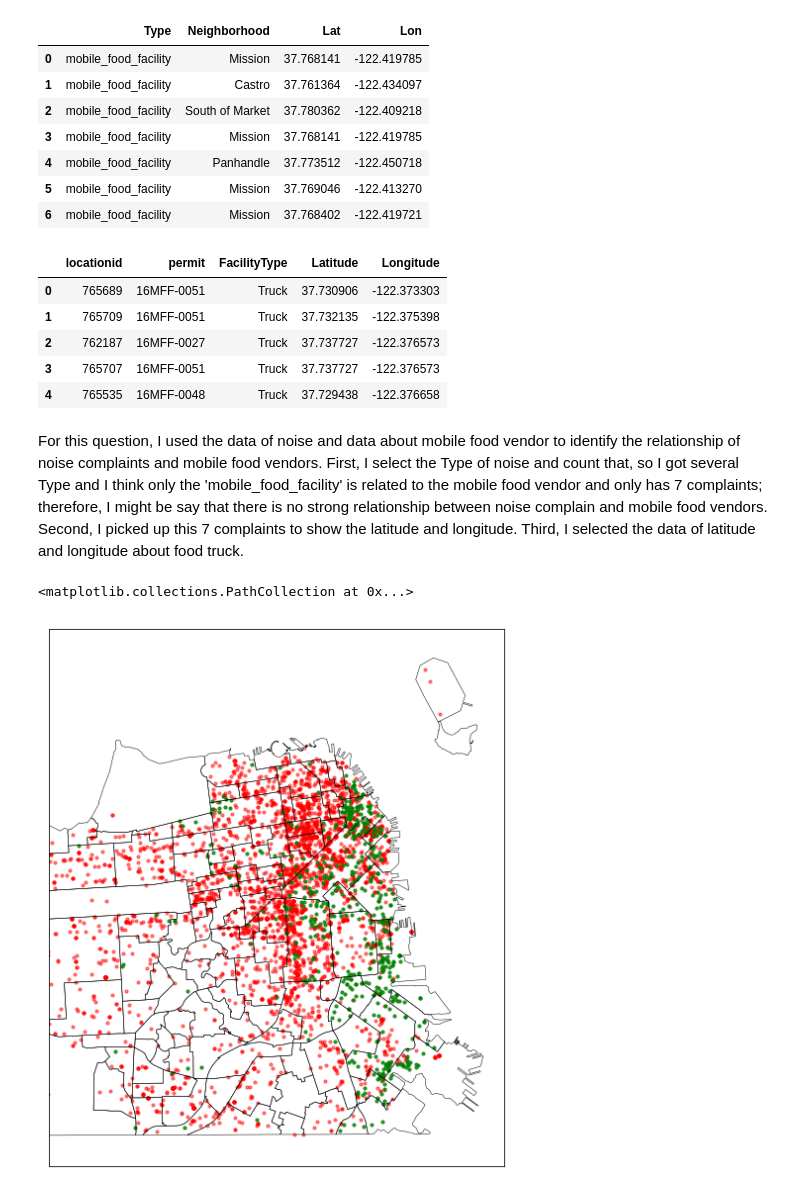
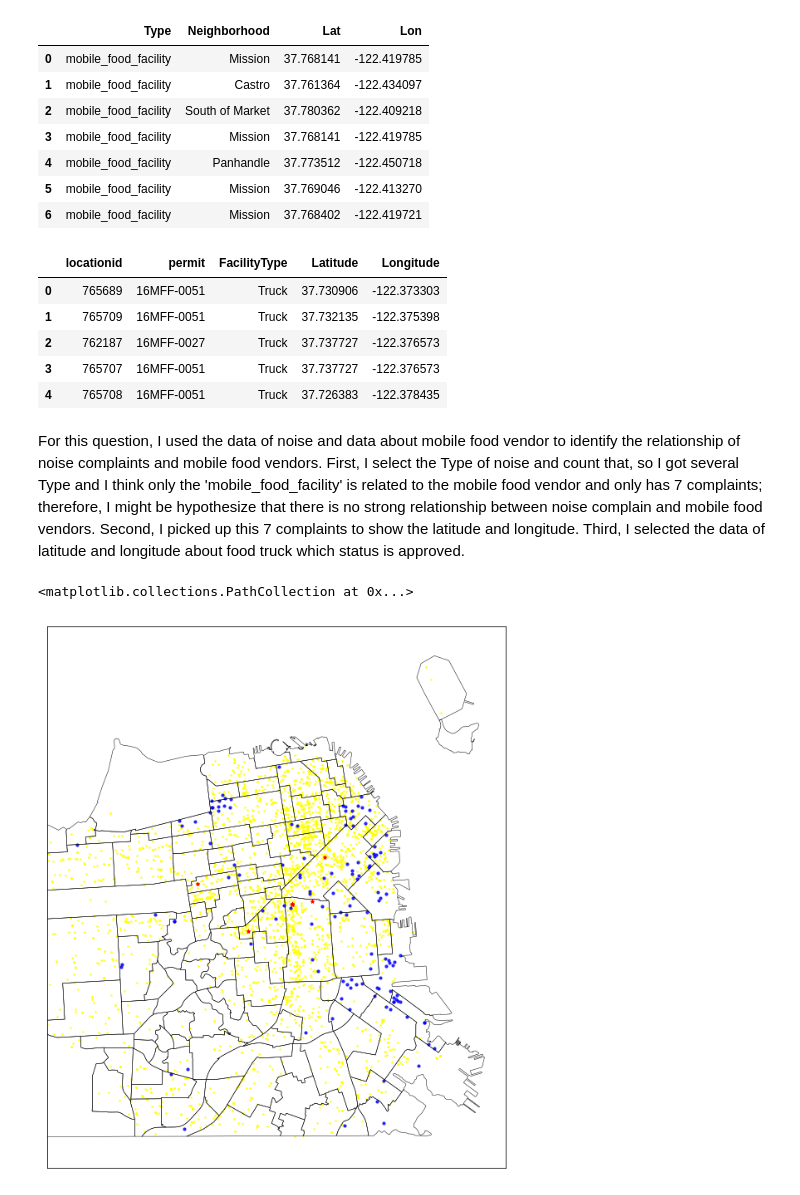
Before and after one commit to xtowang/Housing-in-SF, a Jupyter notebook: hw5.ipynb, the cells around one changed output. Saved outputs shown, nothing was run; the diff lists cells and outputs as text; code cells hidden in the pictures.

```diff
--- a/hw5.ipynb
+++ b/hw5.ipynb
@@ -289,6 +289,7 @@ SELECT mobile_food_locations.locationid, mobile_food_permits.permit, mobile_food
 INNER JOIN mobile_food_schedule ON mobile_food_schedule.locationid = mobile_food_locations.locationid
 INNER JOIN mobile_food_permits ON mobile_food_permits.permit = mobile_food_schedule.permit
 WHERE FacilityType = 'Truck'
+AND Status = 'APPROVED'
 AND Latitude != 0
 AND Longitude != 0
 GROUP BY mobile_food_locations.locationid
@@ -303,25 +304,29 @@ truck_data.head()
 | 1 | 765709 | 16MFF-0051 | Truck | 37.732135 | -122.375398 |
 | 2 | 762187 | 16MFF-0027 | Truck | 37.737727 | -122.376573 |
 | 3 | 765707 | 16MFF-0051 | Truck | 37.737727 | -122.376573 |
-| 4 | 765535 | 16MFF-0048 | Truck | 37.729438 | -122.376658 |
+| 4 | 765708 | 16MFF-0051 | Truck | 37.726383 | -122.378435 |
 # %% [markdown]
-For this question, I used the data of noise and data about mobile food vendor to identify the relationship of noise complaints and mobile food vendors. First, I select the Type of noise and count that, so I got several Type and I think only the 'mobile_food_facility' is related to the mobile food vendor and only has 7 complaints; therefore, I might be say that there is no strong relationship between noise complain and mobile food vendors. Second, I picked up this 7 complaints to show the latitude and longitude. Third, I selected the data of latitude and longitude about food truck.
+For this question, I used the data of noise and data about mobile food vendor to identify the relationship of noise complaints and mobile food vendors. First, I select the Type of noise and count that, so I got several Type and I think only the 'mobile_food_facility' is related to the mobile food vendor and only has 7 complaints; therefore, I might be hypothesize that there is no strong relationship between noise complain and mobile food vendors. Second, I picked up this 7 complaints to show the latitude and longitude. Third, I selected the data of latitude and longitude about food truck which status is approved.
 # %%
 from mpl_toolkits.basemap import Basemap
-import matplotlib.cm as cm
+#import matplotlib.cm as cm
 
 cmap = plt.cm.seismic
+matplotlib.rcParams['figure.figsize'] = (12,12)
 cmap = Basemap(llcrnrlat=37.7, urcrnrlat=37.84, llcrnrlon=-122.5, urcrnrlon=-122.35, resolution='i',projection='merc')
 
 cmap.readshapefile('geo_export_d425fcfa-8090-48e6-bc5e-fb751ae92321', 'sfneighborhoods')
 
 x1,y1 = cmap(list(noise.Lon),list(noise.Lat))
 x2,y2 = cmap(list(truck_data.Longitude),list(truck_data.Latitude))
+x3,y3 = cmap(list(noise_data.Lon),list(noise_data.Lat))
 
-cmap.scatter(x1,y1,s=10,c='red',marker="o", cmap=cm.jet,alpha=0.5)
-cmap.scatter(x2,y2,s=10,c='green',marker="o",cmap=cm.jet,alpha=0.8)
+cmap.scatter(x1,y1,s=10,c='yellow',marker=".",alpha=0.8, label = "Noise")
+cmap.scatter(x2,y2,s=10,c='blue',marker="o",alpha=0.8, label = "Food Truck")
+cmap.scatter(x3,y3,s=20,c='red', marker='*')
+
 
 #matplotlib.rcParams['figure.figsize'] = (10,10)
 # %% [output]
 <matplotlib.collections.PathCollection at 0x...>
-[figure, old version]
+[figure, new version]
```
Also changed, not shown: parts of 1 cell of this notebook.
